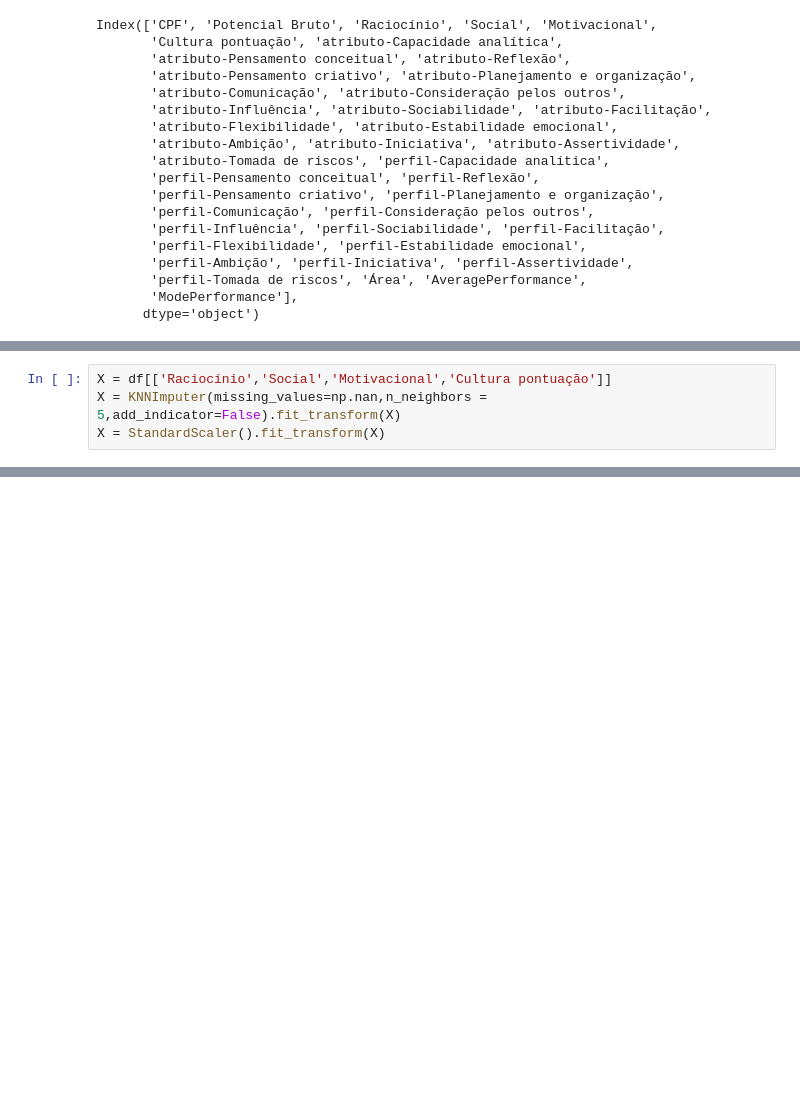
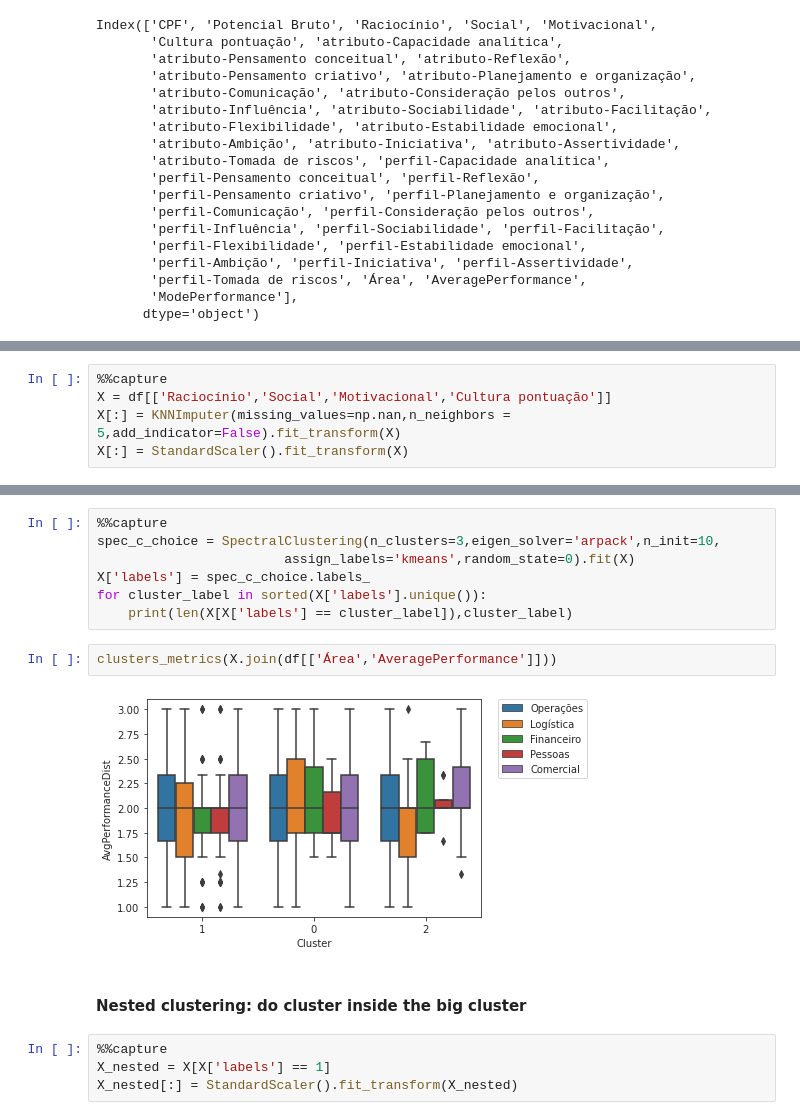
Before and after one commit to biagzi/data_science, a Jupyter notebook: case2_people_analytics/clustering.ipynb, the cells around one changed output, grey strips where cells are left out. Cells and saved outputs as stored; diff of their text form; blank space fills up the shorter version.

Commit message:
advances in clustering

```diff
--- a/case2_people_analytics/clustering.ipynb
+++ b/case2_people_analytics/clustering.ipynb
@@ -48,4 +128,5 @@ Small amount of variables with KNN imputation
 # %%
+%%capture
 X = df[['Raciocínio','Social','Motivacional','Cultura pontuação']]
-X = KNNImputer(missing_values=np.nan,n_neighbors = 5,add_indicator=False).fit_transform(X)
-X = StandardScaler().fit_transform(X)
+X[:] = KNNImputer(missing_values=np.nan,n_neighbors = 5,add_indicator=False).fit_transform(X)
+X[:] = StandardScaler().fit_transform(X)
@@ -89,0 +155,17 @@ Params 4-1.09 has 3 clusters and 0.32-11.0 score
+# %%
+%%capture
+spec_c_choice = SpectralClustering(n_clusters=3,eigen_solver='arpack',n_init=10,
+                        assign_labels='kmeans',random_state=0).fit(X)
+X['labels'] = spec_c_choice.labels_
+for cluster_label in sorted(X['labels'].unique()):
+    print(len(X[X['labels'] == cluster_label]),cluster_label)
+# %%
+clusters_metrics(X.join(df[['Área','AveragePerformance']]))
+# %% [output]
+[figure, added]
+# %% [markdown]
+#### Nested clustering: do cluster inside the big cluster
+# %%
+%%capture
+X_nested = X[X['labels'] == 1]
+X_nested[:] = StandardScaler().fit_transform(X_nested)
```
Also changed, not shown: parts of 35 cells of this notebook, 4 other files.
